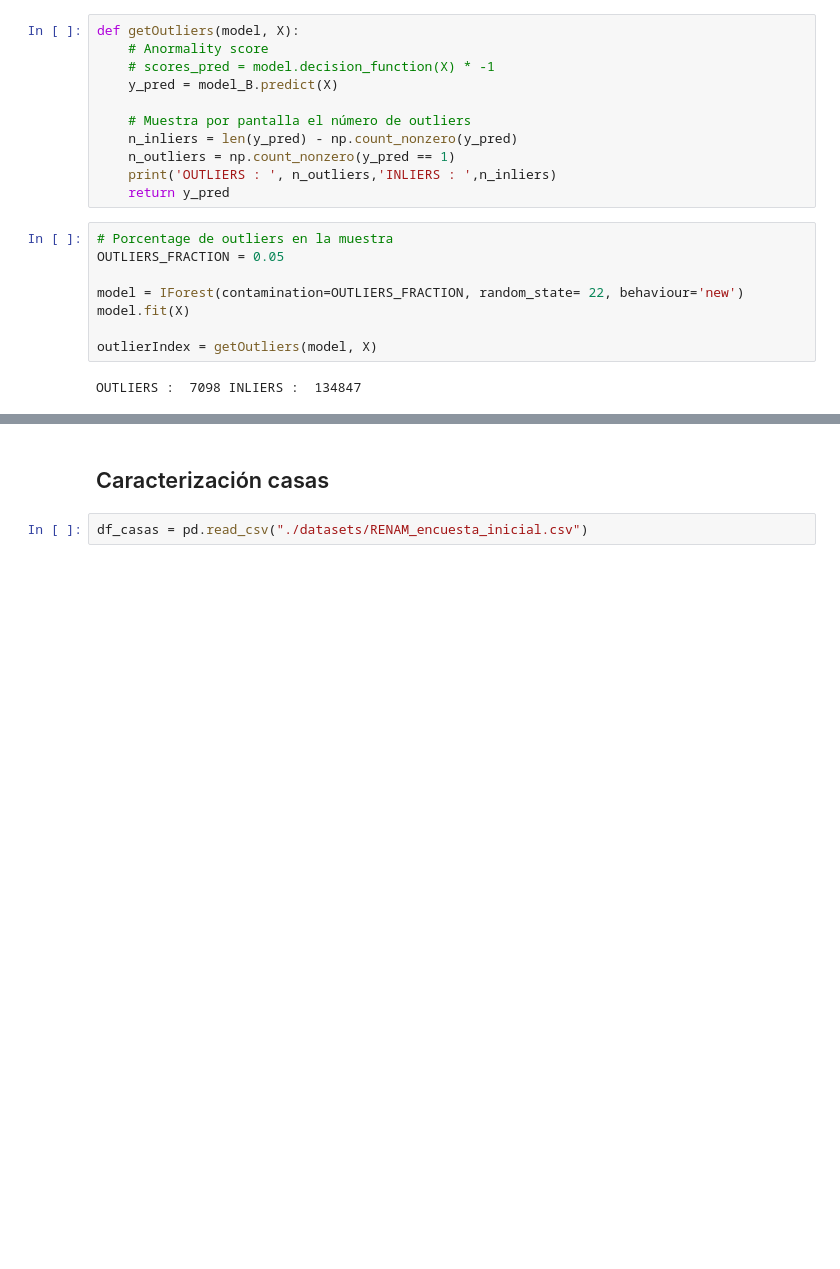
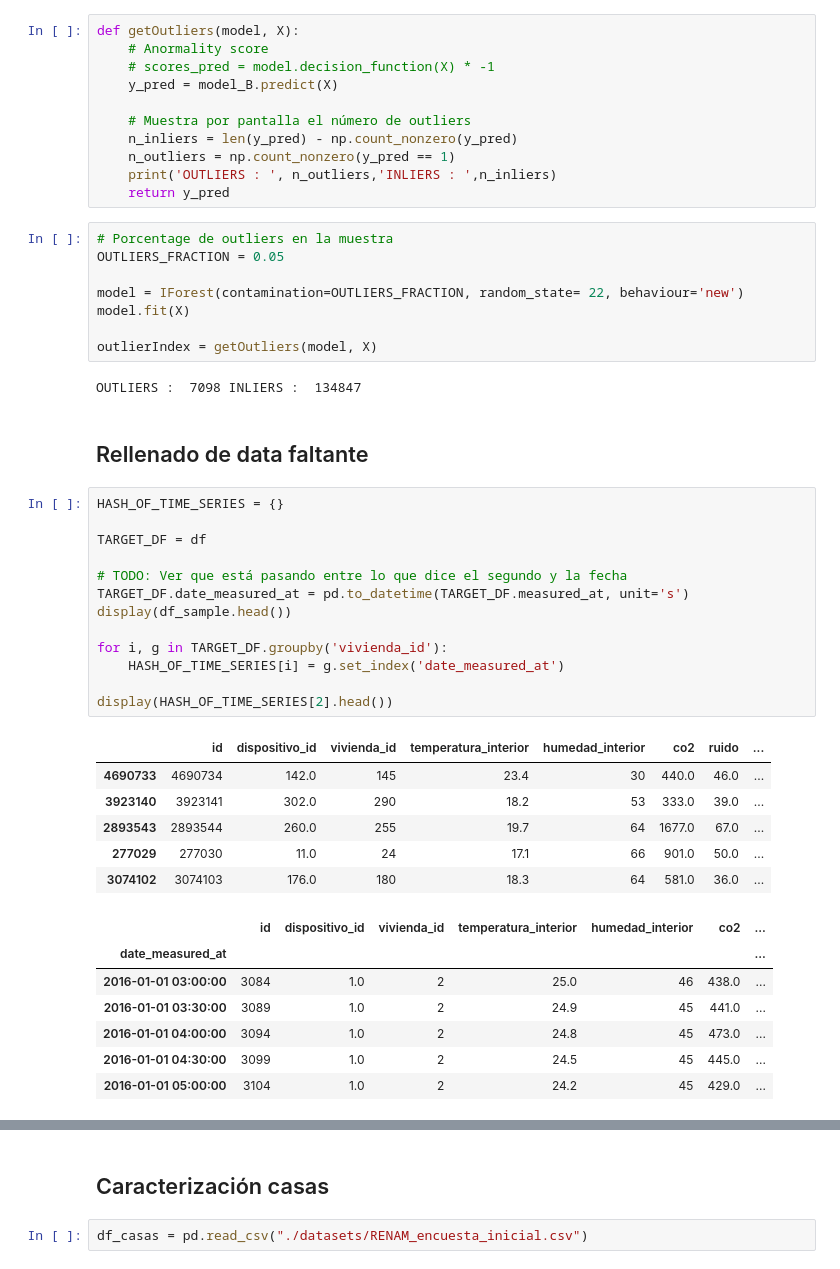
Before and after one commit to fco96/memoria, a Jupyter notebook: Memoria Francisco Olivares.ipynb, the cells around one changed output, grey strips where cells are left out. Cells and saved outputs as stored; diff of their text form; blank space fills up the shorter version.

```diff
--- a/Memoria Francisco Olivares.ipynb
+++ b/Memoria Francisco Olivares.ipynb
@@ -268,3 +268,32 @@ model.fit(X)
 outlierIndex = getOutliers(model, X)
 # %% [output]
 OUTLIERS :  7098 INLIERS :  134847
+# %% [markdown]
+## Rellenado de data faltante
+# %%
+HASH_OF_TIME_SERIES = {}
+
+TARGET_DF = df
+
+# TODO: Ver que está pasando entre lo que dice el segundo y la fecha
+TARGET_DF.date_measured_at = pd.to_datetime(TARGET_DF.measured_at, unit='s')
+display(df_sample.head())
+
+for i, g in TARGET_DF.groupby('vivienda_id'):
+    HASH_OF_TIME_SERIES[i] = g.set_index('date_measured_at')
+
+display(HASH_OF_TIME_SERIES[2].head())
+# %% [output]
+|  | id | dispositivo_id | vivienda_id | temperatura_interior | humedad_interior | co2 | ruido | ... |
+| 4690733 | 4690734 | 142.0 | 145 | 23.4 | 30 | 440.0 | 46.0 | ... |
+| 3923140 | 3923141 | 302.0 | 290 | 18.2 | 53 | 333.0 | 39.0 | ... |
+| 2893543 | 2893544 | 260.0 | 255 | 19.7 | 64 | 1677.0 | 67.0 | ... |
+| 277029 | 277030 | 11.0 | 24 | 17.1 | 66 | 901.0 | 50.0 | ... |
+| 3074102 | 3074103 | 176.0 | 180 | 18.3 | 64 | 581.0 | 36.0 | ... |
+|  | id | dispositivo_id | vivienda_id | temperatura_interior | humedad_interior | co2 | ... |
+| date_measured_at |  |  |  |  |  |  | ... |
+| 2016-01-01 03:00:00 | 3084 | 1.0 | 2 | 25.0 | 46 | 438.0 | ... |
+| 2016-01-01 03:30:00 | 3089 | 1.0 | 2 | 24.9 | 45 | 441.0 | ... |
+| 2016-01-01 04:00:00 | 3094 | 1.0 | 2 | 24.8 | 45 | 473.0 | ... |
+| 2016-01-01 04:30:00 | 3099 | 1.0 | 2 | 24.5 | 45 | 445.0 | ... |
+| 2016-01-01 05:00:00 | 3104 | 1.0 | 2 | 24.2 | 45 | 429.0 | ... |
```
Also changed, not shown: parts of 4 cells of this notebook.
